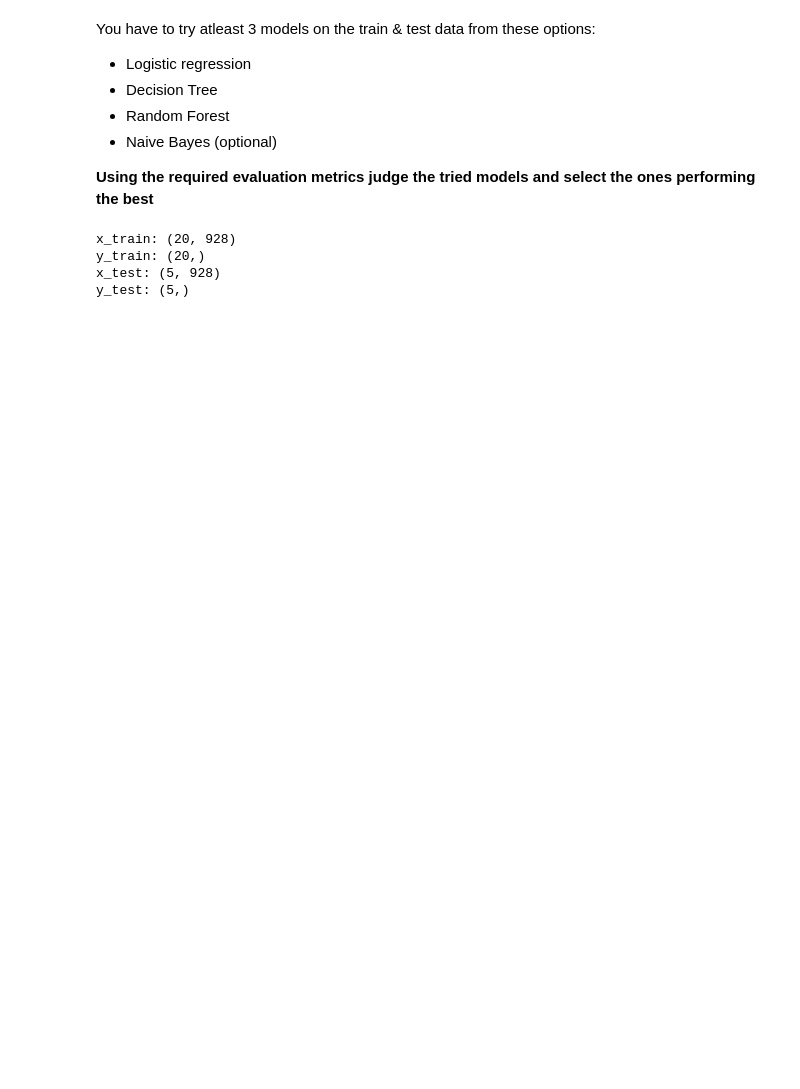
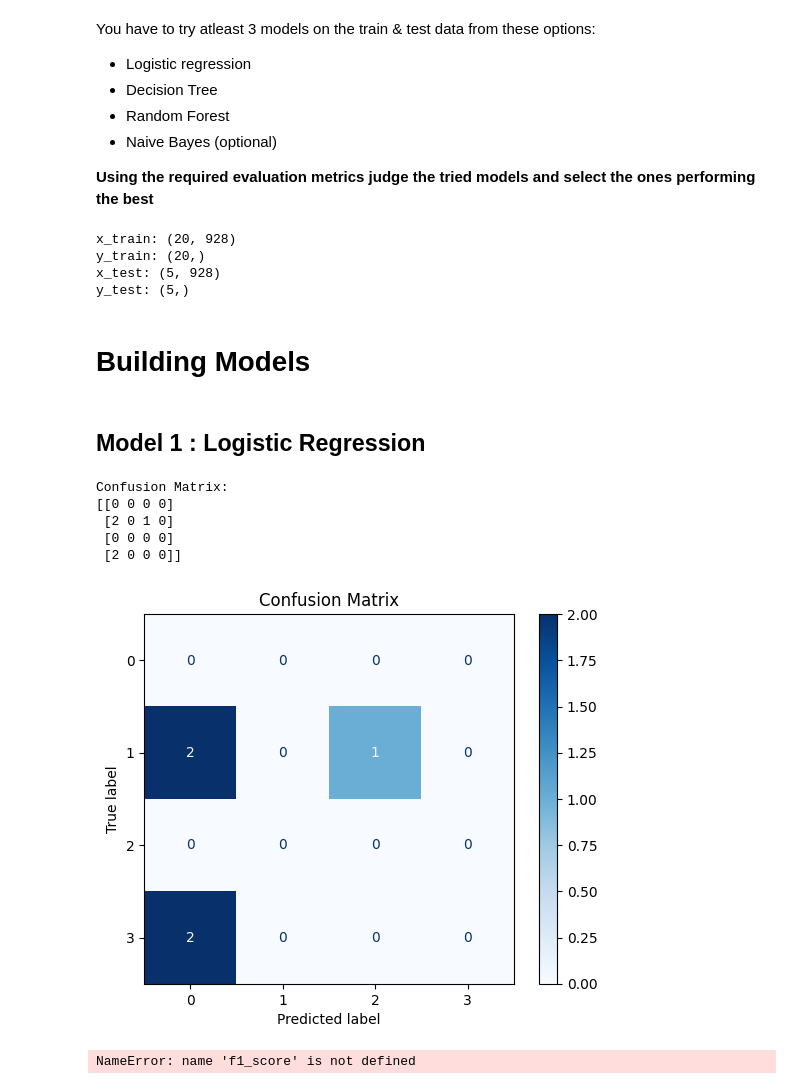
Before and after one commit to thomami244/Automatic_Ticket_Classification_Project, a Jupyter notebook: automatic_ticket_classification_project_notebok_michael_thomas_supriyo_roy.ipynb, the cells around one changed output. Drawn from its saved outputs; the diff is of its cells as text; code cells hidden in the pictures; blank space fills up the shorter version.

```diff
--- a/automatic_ticket_classification_project_notebok_michael_thomas_supriyo_roy.ipynb
+++ b/automatic_ticket_classification_project_notebok_michael_thomas_supriyo_roy.ipynb
@@ -868,3 +890,42 @@ x_train: (20, 928)
 y_train: (20,)
 x_test: (5, 928)
 y_test: (5,)
+# %% [markdown]
+# Building Models
+# %% [markdown]
+## Model 1 : Logistic Regression
+# %%
+from sklearn.linear_model import LogisticRegression
+from sklearn.metrics import classification_report
+
+model_1 = LogisticRegression()
+model_1.fit(x_train, y_train)
+y_pred_1 = model_1.predict(x_test)
+# %%
+import matplotlib.pyplot as plt
+from sklearn.metrics import confusion_matrix, ConfusionMatrixDisplay
+
+# Compute the confusion matrix using true labels and predictions
+cm = confusion_matrix(y_test, y_pred_1)
+
+# Print the confusion matrix as an array
+print("Confusion Matrix:")
+print(cm)
+
+# Optionally, display it as a plot
+disp = ConfusionMatrixDisplay(confusion_matrix=cm)
+disp.plot(cmap=plt.cm.Blues)
+plt.title("Confusion Matrix")
+plt.show()
+# %% [output]
+Confusion Matrix:
+[[0 0 0 0]
+ [2 0 1 0]
+ [0 0 0 0]
+ [2 0 0 0]]
+[figure, added]
+# %%
+score_1 = f1_score(y_test, y_pred_1, average="weighted")
+print(score_1)
+# %% [output]
+NameError: name 'f1_score' is not defined
```
Also changed, not shown: parts of 5 cells of this notebook.
